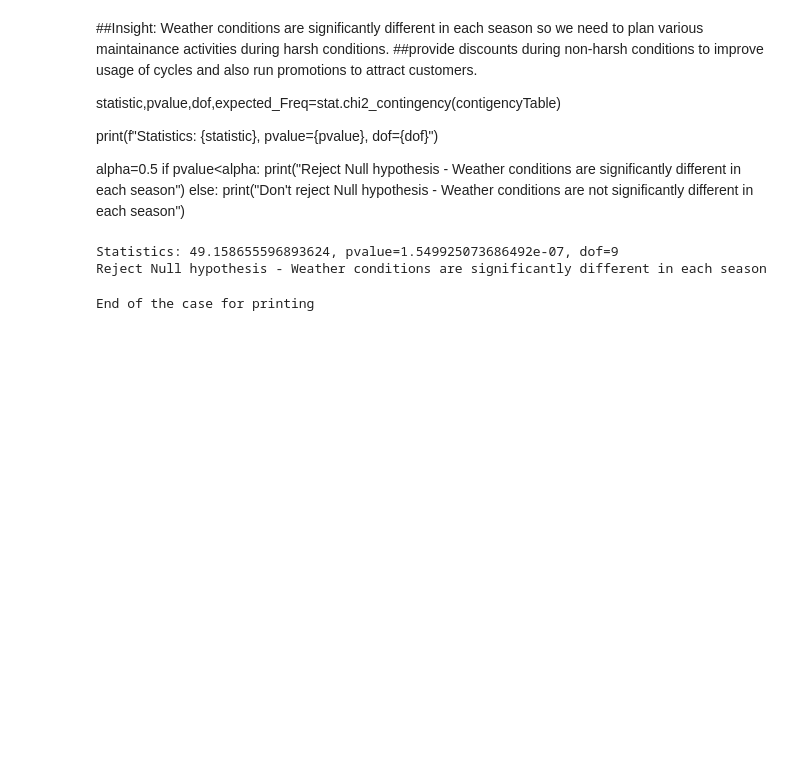
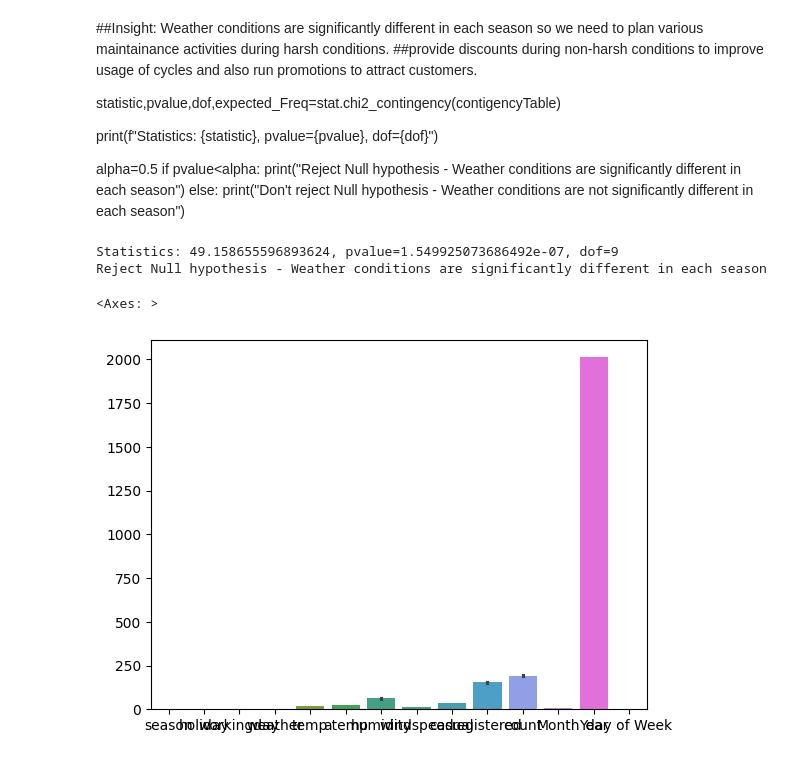
Before and after one commit to Nagendrakoteru/JavaHibernateTest, a Jupyter notebook: Copy_of_Business_Case_Yulu.ipynb, the cells around one changed output. Saved outputs shown, nothing was run; the diff lists cells and outputs as text; code cells hidden in the pictures; blank space fills up the shorter version.

```diff
--- a/Copy_of_Business_Case_Yulu.ipynb
+++ b/Copy_of_Business_Case_Yulu.ipynb
@@ -688,12 +688,13 @@ else:
 # %% [output]
 Statistics: 49.158655596893624, pvalue=1.549925073686492e-07, dof=9
 Reject Null hypothesis - Weather conditions are significantly different in each season
-# %%
-#
-#
-#
-#
-#
-print("End of the case for printing")
-# %% [output]
-End of the case for printing
+# %%
+#
+#
+#
+#
+#
+sns.barplot(data=yulu)
+# %% [output]
+<Axes: >
+[figure, added]
```
